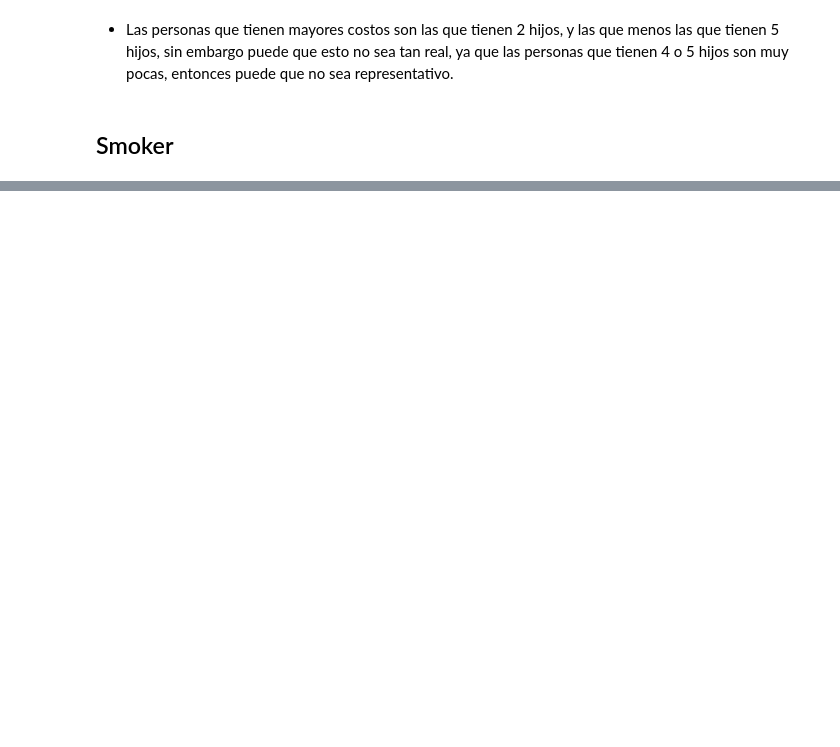
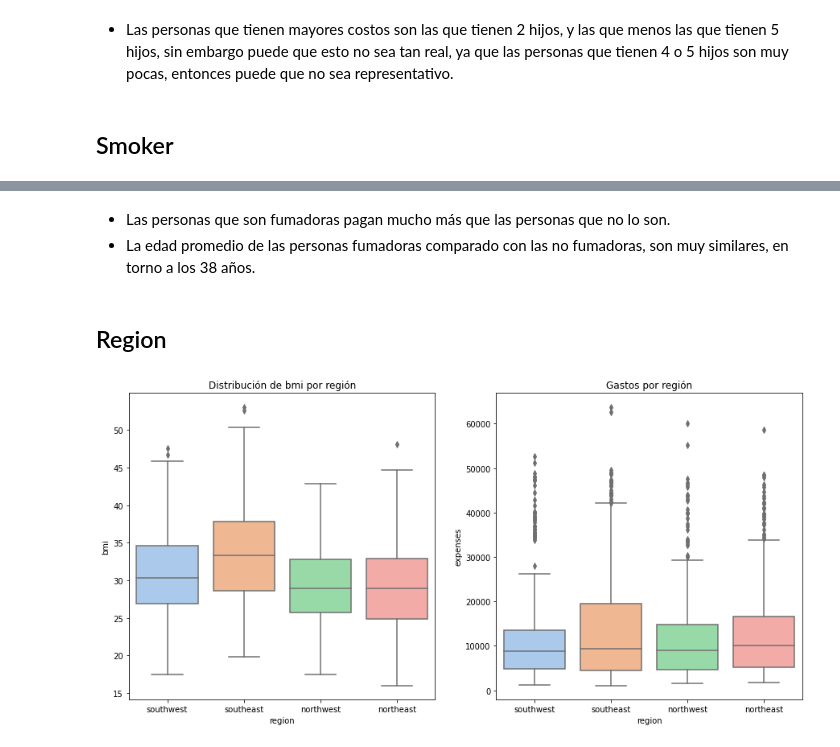
Before and after one commit to Gab0Jorq/insurance, a Jupyter notebook: insurance.ipynb, the cells around one changed output, grey strips where cells are left out. Saved outputs shown, nothing was run; the diff lists cells and outputs as text; code cells hidden in the pictures; blank space fills up the shorter version.

```diff
--- a/insurance.ipynb
+++ b/insurance.ipynb
@@ -214,0 +224,14 @@ ax.set_title('Boxplot de gastos por hijos', fontdict={'fontsize': '15'});
+# %% [markdown]
+* Las personas que son fumadoras pagan mucho más que las personas que no lo son.
+* La edad promedio de las personas fumadoras comparado con las no fumadoras, son muy similares, en torno a los 38 años.
+# %% [markdown]
+## Region
+# %%
+fig, ax = plt.subplots(1, 2, figsize=(15,7))
+sns.boxplot(ax=ax[0], x='region', y='bmi', data=df, palette='pastel')
+sns.boxplot(ax=ax[1], x='region', y='expenses', data=df, palette='pastel')
+
+ax[0].set_title('Distribución de bmi por región', fontdict={'fontsize': '12'})
+ax[1].set_title('Gastos por región', fontdict={'fontsize': '12'});
+# %% [output]
+[figure, added]
```
Also changed, not shown: parts of 6 cells of this notebook.
